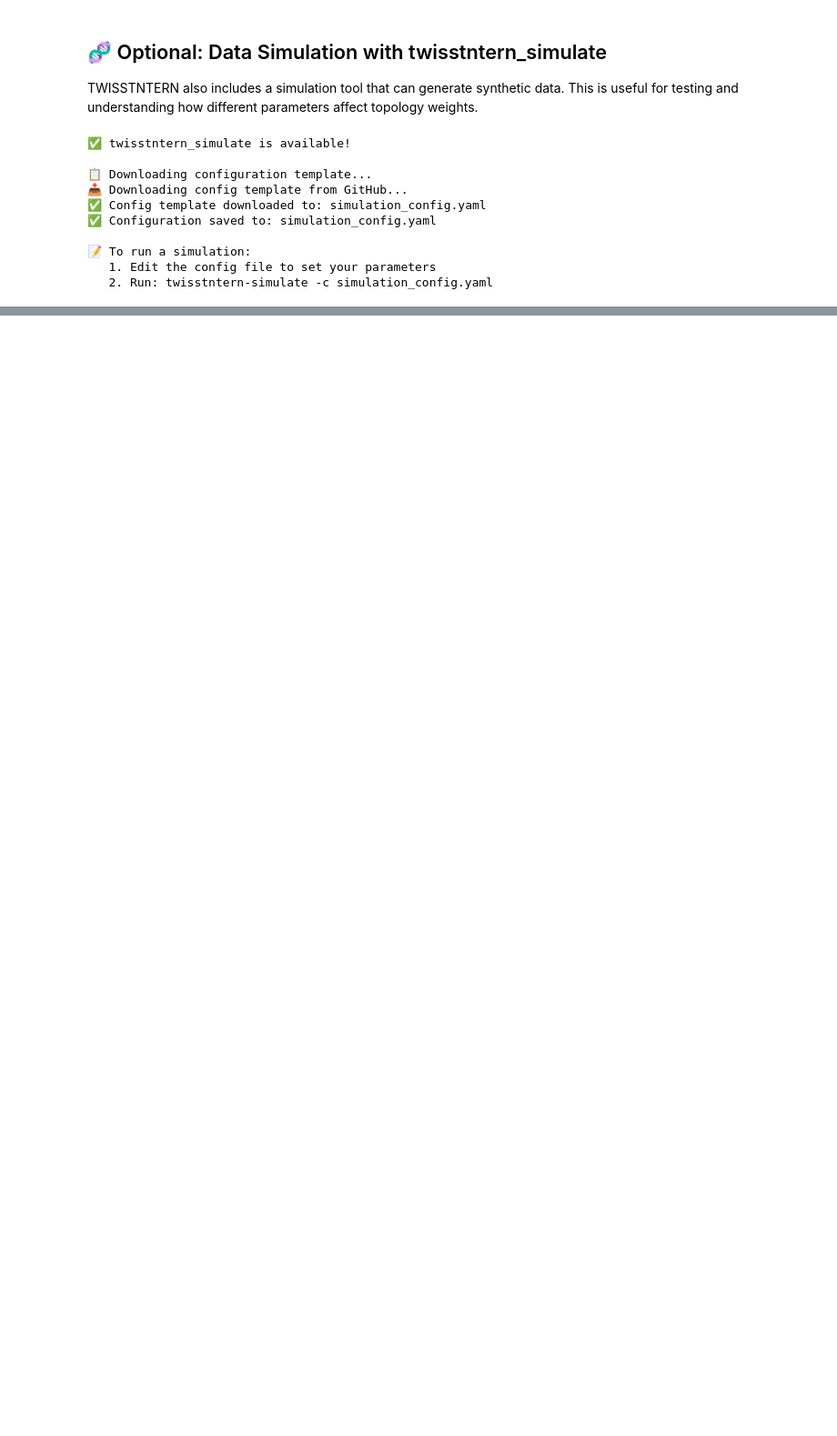
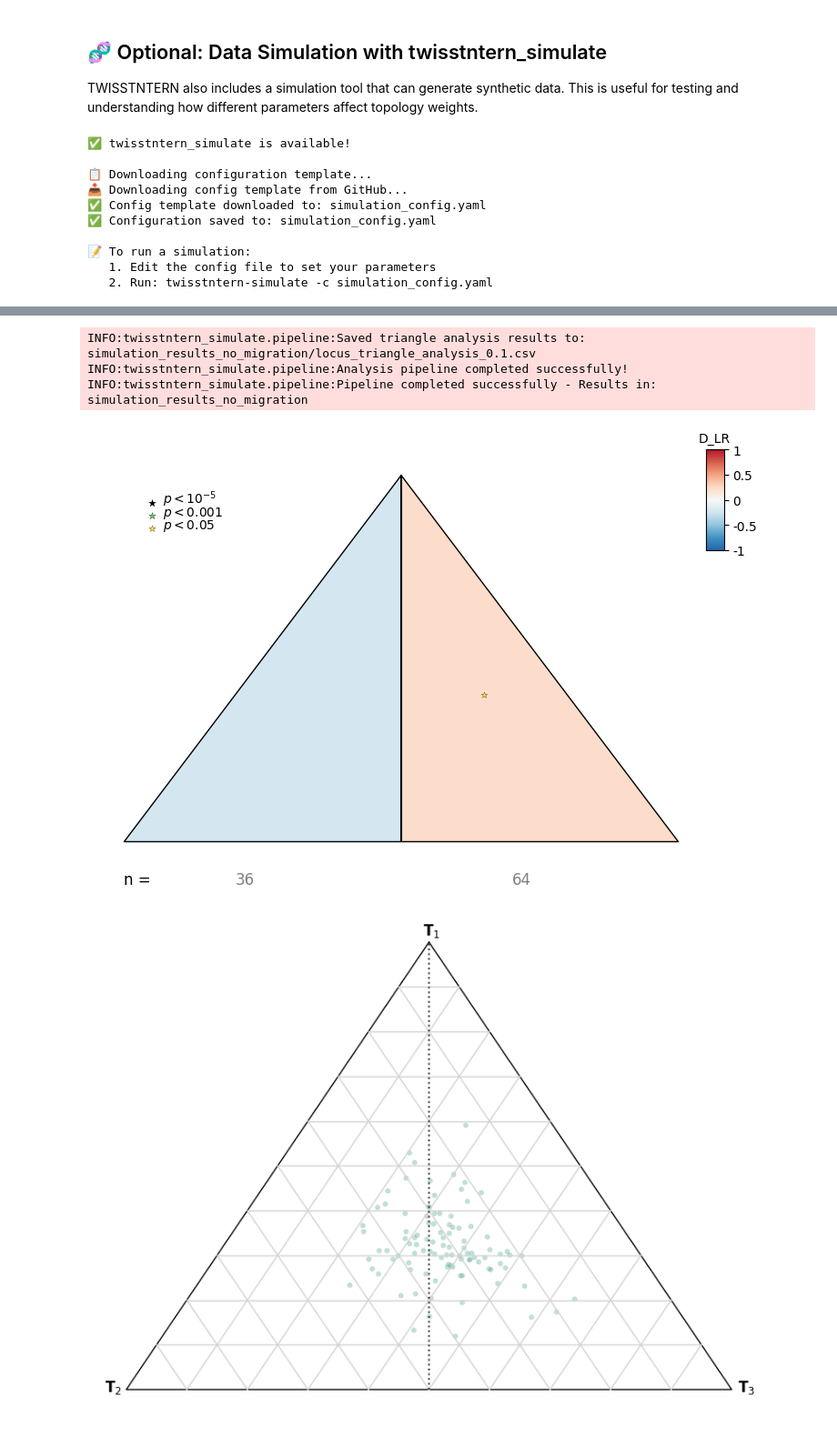
Before and after one commit to HilaLifchitz/twisstntern_v2, a Jupyter notebook: Examples/demo.ipynb, the cells around one changed output, grey strips where cells are left out. Shown at 91% size. Saved outputs shown, nothing was run; the diff lists cells and outputs as text; code cells hidden in the pictures; blank space fills up the shorter version.

```diff
--- a/Examples/demo.ipynb
+++ b/Examples/demo.ipynb
@@ -520,0 +547,10 @@ except ImportError:
+# %%
+from twisstntern_simulate.pipeline import run_pipeline
+
+# Basic simulation and analysis
+results_no_migration, fundamental_results_no_migration, csv_file_no_migration = run_pipeline(
+    config_path="simulation_config.yaml",
+    output_dir="simulation_results_no_migration",
+    granularity=0.1,
+)
+# %% [output]
@@ -520,0 +612,5 @@ except ImportError:
+INFO:twisstntern_simulate.pipeline:Saved triangle analysis results to: simulation_results_no_migration/locus_triangle_analysis_0.1.csv
+INFO:twisstntern_simulate.pipeline:Analysis pipeline completed successfully!
+INFO:twisstntern_simulate.pipeline:Pipeline completed successfully - Results in: simulation_results_no_migration
+[figure, added]
+[figure, added]
```
Also changed, not shown: parts of 22 cells of this notebook, 5 other files.
